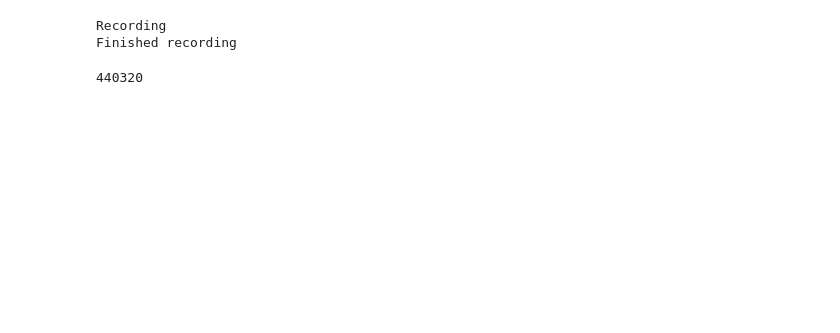
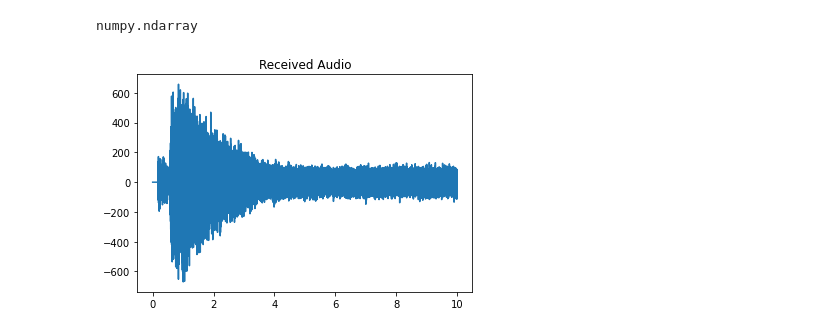
Before and after one commit to adamg-97/GF3-audio-modem, a Jupyter notebook: power_density_spectrum.ipynb, the cells around one changed output. Saved outputs shown, nothing was run; the diff lists cells and outputs as text; code cells hidden in the pictures; blank space fills up the shorter version.

```diff
--- a/power_density_spectrum.ipynb
+++ b/power_density_spectrum.ipynb
@@ -24,12 +19,0 @@ Audio("noise.wav")
-# %%
-#record noise signal
-
-record_audio('received_noise.wav', T, fs)
-# %% [output]
-Recording
-Finished recording
-# %%
-received_noise= scipy.io.wavfile.read('received_noise.wav', mmap=False)[1]
-len(received_noise)
-# %% [output]
-440320
@@ -36,3 +23,12 @@ len(received_noise)
+# %%
+time = np.linspace(0, T, len(received_noise))
+
+plt.title('Received Audio')
+plt.plot(time,received_noise)
+type(received_noise)
+# %% [output]
+numpy.ndarray
+[figure, added]
 # %%
 #define auto and cross correlations
 transmitted_noise = transmitted_noise[:len(received_noise)]
```
Also changed, not shown: parts of 8 cells of this notebook, 3 other files.
